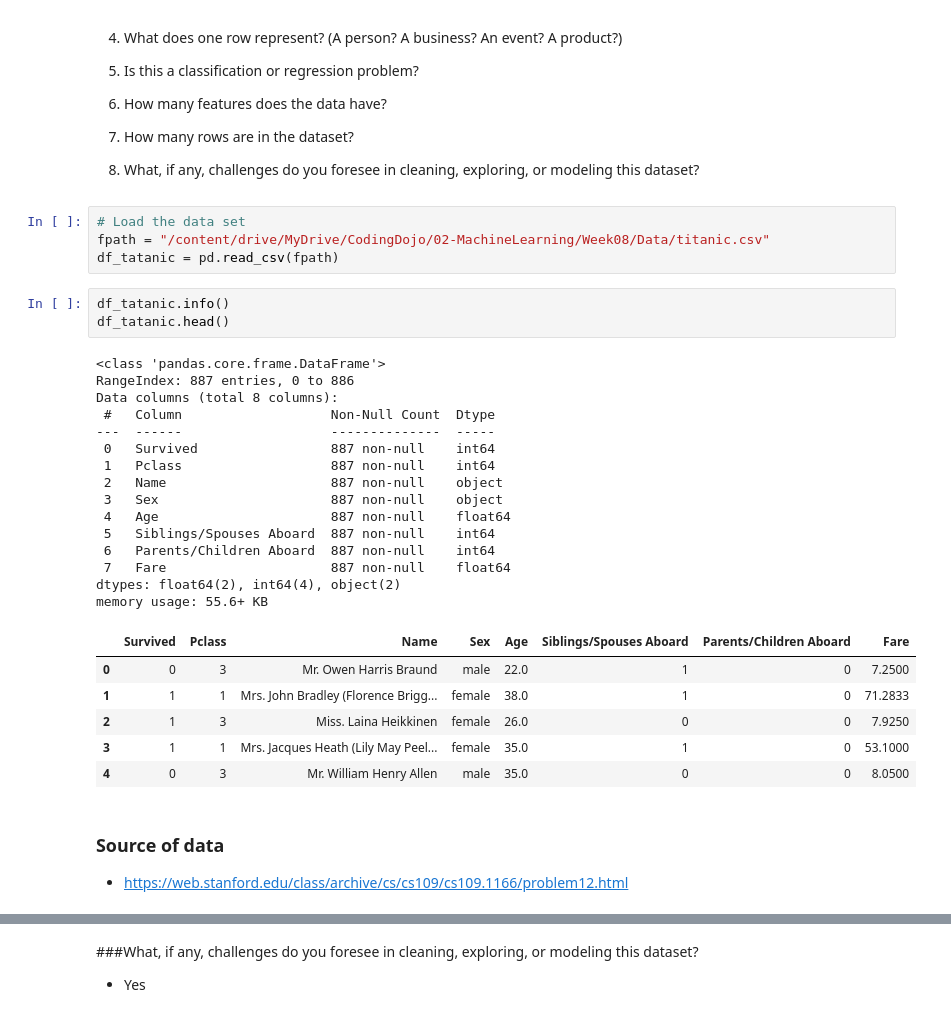
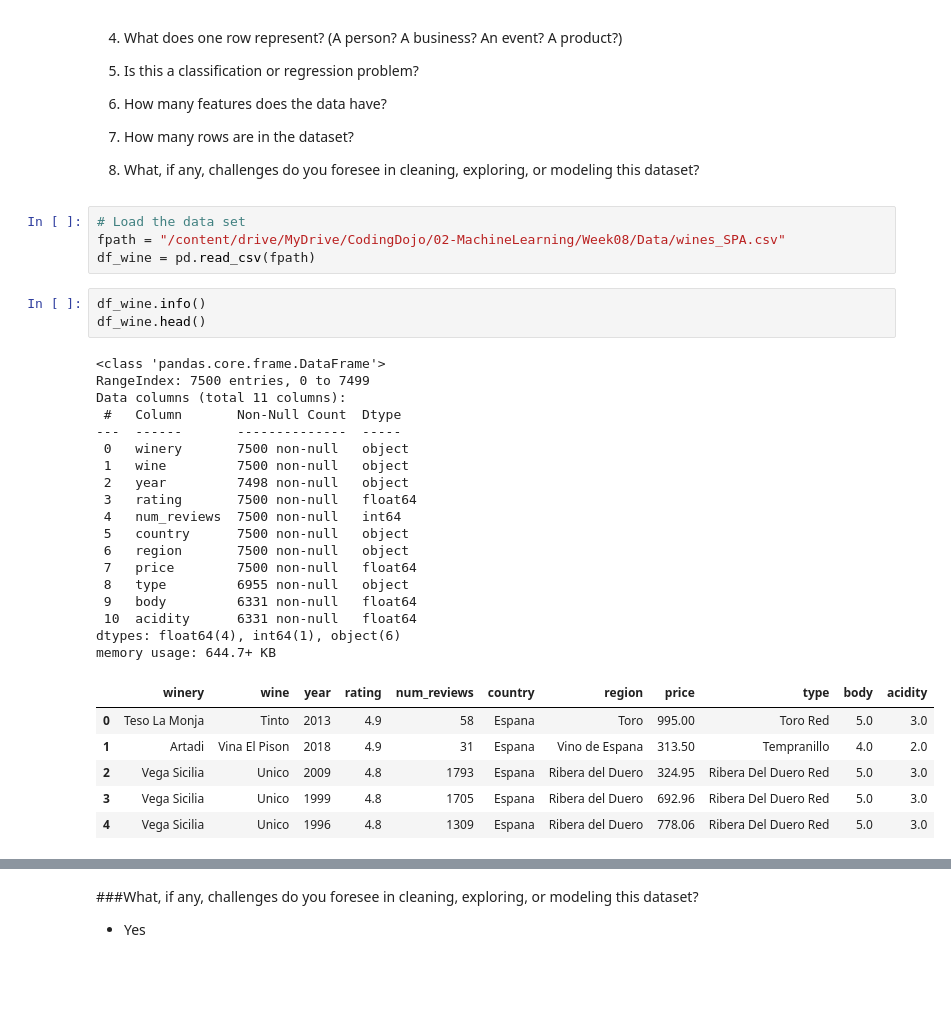
Before and after one commit to uday-routhu/models, a Jupyter notebook: Project_2_Part_1_(Core).ipynb, the cells around one changed output, grey strips where cells are left out. Cells and saved outputs as stored; diff of their text form; blank space fills up the shorter version.

```diff
--- a/Project_2_Part_1_(Core).ipynb
+++ b/Project_2_Part_1_(Core).ipynb
@@ -120,33 +119,33 @@ memory usage: 5.6+ MB
 8. What, if any, challenges do you foresee in cleaning, exploring, or modeling this dataset?
 # %%
 # Load the data set
-fpath = "/content/drive/MyDrive/CodingDojo/02-MachineLearning/Week08/Data/titanic.csv"
-df_tatanic = pd.read_csv(fpath)
+fpath = "/content/drive/MyDrive/CodingDojo/02-MachineLearning/Week08/Data/wines_SPA.csv"
+df_wine = pd.read_csv(fpath)
 # %%
-df_tatanic.info()
-df_tatanic.head()
+df_wine.info()
+df_wine.head()
 # %% [output]
 <class 'pandas.core.frame.DataFrame'>
-RangeIndex: 887 entries, 0 to 886
-Data columns (total 8 columns):
- #   Column                   Non-Null Count  Dtype
----  ------                   --------------  -----
- 0   Survived                 887 non-null    int64
- 1   Pclass                   887 non-null    int64
- 2   Name                     887 non-null    object
- 3   Sex                      887 non-null    object
- 4   Age                      887 non-null    float64
- 5   Siblings/Spouses Aboard  887 non-null    int64
- 6   Parents/Children Aboard  887 non-null    int64
- 7   Fare                     887 non-null    float64
-dtypes: float64(2), int64(4), object(2)
-memory usage: 55.6+ KB
+RangeIndex: 7500 entries, 0 to 7499
+Data columns (total 11 columns):
+ #   Column       Non-Null Count  Dtype
+---  ------       --------------  -----
+ 0   winery       7500 non-null   object
+ 1   wine         7500 non-null   object
+ 2   year         7498 non-null   object
+ 3   rating       7500 non-null   float64
+ 4   num_reviews  7500 non-null   int64
+ 5   country      7500 non-null   object
+ 6   region       7500 non-null   object
+ 7   price        7500 non-null   float64
+ 8   type         6955 non-null   object
+ 9   body         6331 non-null   float64
+ 10  acidity      6331 non-null   float64
+dtypes: float64(4), int64(1), object(6)
+memory usage: 644.7+ KB
-|  | Survived | Pclass | Name | Sex | Age | Siblings/Spouses Aboard | Parents/Children Aboard | Fare |
-| 0 | 0 | 3 | Mr. Owen Harris Braund | male | 22.0 | 1 | 0 | 7.2500 |
-| 1 | 1 | 1 | Mrs. John Bradley (Florence Brigg... | female | 38.0 | 1 | 0 | 71.2833 |
-| 2 | 1 | 3 | Miss. Laina Heikkinen | female | 26.0 | 0 | 0 | 7.9250 |
-| 3 | 1 | 1 | Mrs. Jacques Heath (Lily May Peel... | female | 35.0 | 1 | 0 | 53.1000 |
-| 4 | 0 | 3 | Mr. William Henry Allen | male | 35.0 | 0 | 0 | 8.0500 |
+|  | winery | wine | year | rating | num_reviews | country | region | price | type | body | acidity |
+| 0 | Teso La Monja | Tinto | 2013 | 4.9 | 58 | Espana | Toro | 995.00 | Toro Red | 5.0 | 3.0 |
+| 1 | Artadi | Vina El Pison | 2018 | 4.9 | 31 | Espana | Vino de Espana | 313.50 | Tempranillo | 4.0 | 2.0 |
+| 2 | Vega Sicilia | Unico | 2009 | 4.8 | 1793 | Espana | Ribera del Duero | 324.95 | Ribera Del Duero Red | 5.0 | 3.0 |
+| 3 | Vega Sicilia | Unico | 1999 | 4.8 | 1705 | Espana | Ribera del Duero | 692.96 | Ribera Del Duero Red | 5.0 | 3.0 |
+| 4 | Vega Sicilia | Unico | 1996 | 4.8 | 1309 | Espana | Ribera del Duero | 778.06 | Ribera Del Duero Red | 5.0 | 3.0 |
-# %% [markdown]
-### Source of data
-- https://web.stanford.edu/class/archive/cs/cs109/cs109.1166/problem12.html
```
Also changed, not shown: parts of 10 cells of this notebook.
